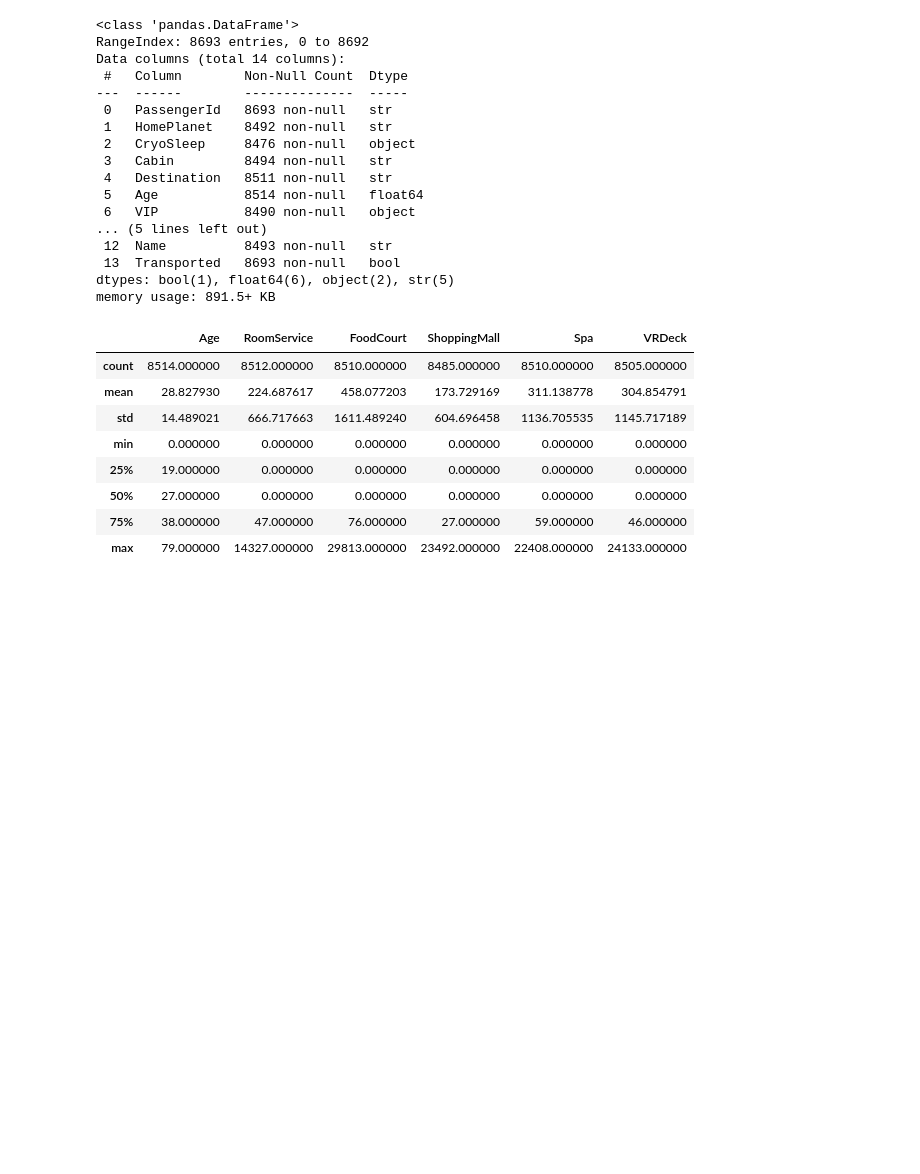
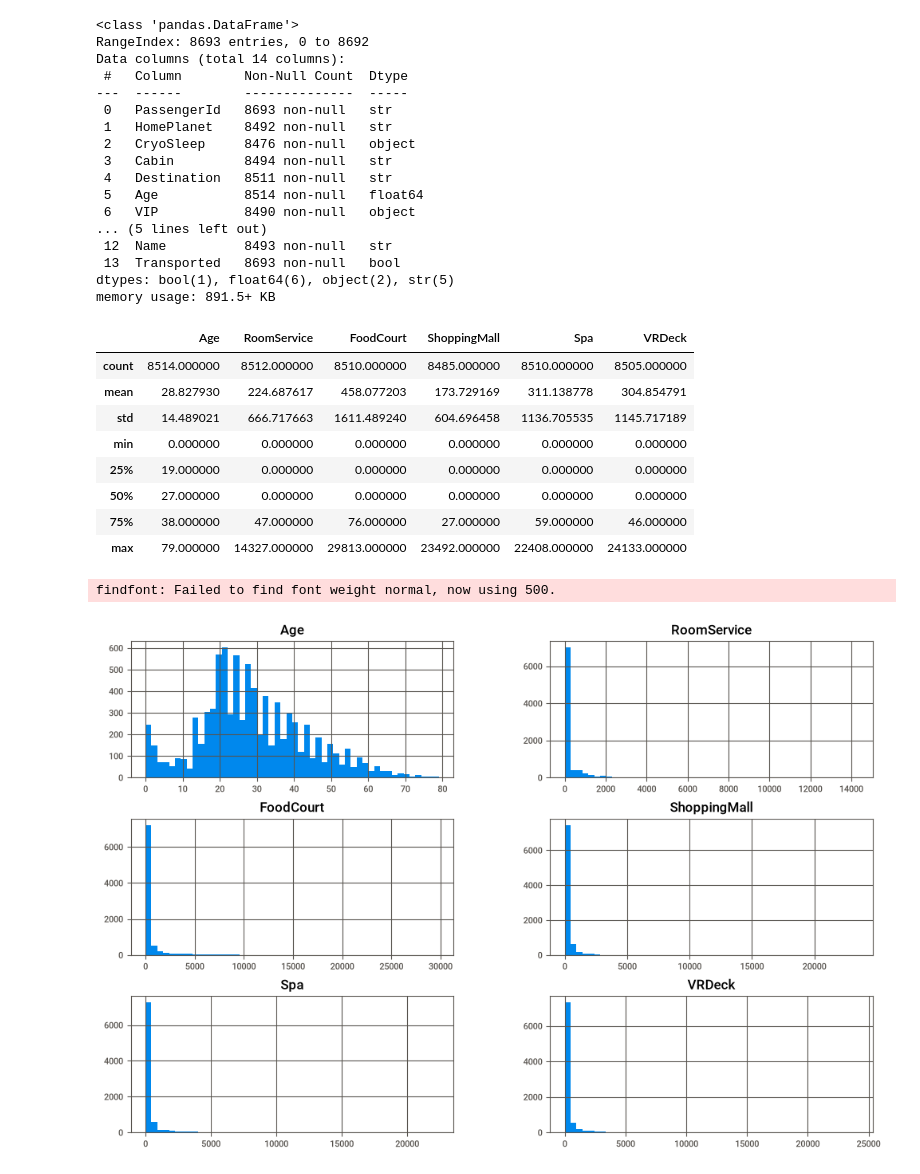
Before and after one commit to Muhammad-Awais-Tariq/Spaceship_Titanic, a Jupyter notebook: Exploration.ipynb, the cells around one changed output. Cells and saved outputs as stored; diff of their text form; code cells hidden in the pictures; blank space fills up the shorter version.

Commit message:
added the histogram

```diff
--- a/Exploration.ipynb
+++ b/Exploration.ipynb
@@ -55,3 +56,9 @@ import sweetviz as sv
 # %%
 report = sv.analyze(spaceship_df)
 report.show_html("F://Spaceship_Titanic//Reports//raw_report.html" , open_browser=False)
+# %%
+spaceship_df.hist(bins=50 , figsize=(12 ,8))
+plt.show()
+# %% [output]
+findfont: Failed to find font weight normal, now using 500.
+[figure, added]
```
Also changed, not shown: parts of 2 cells of this notebook.
